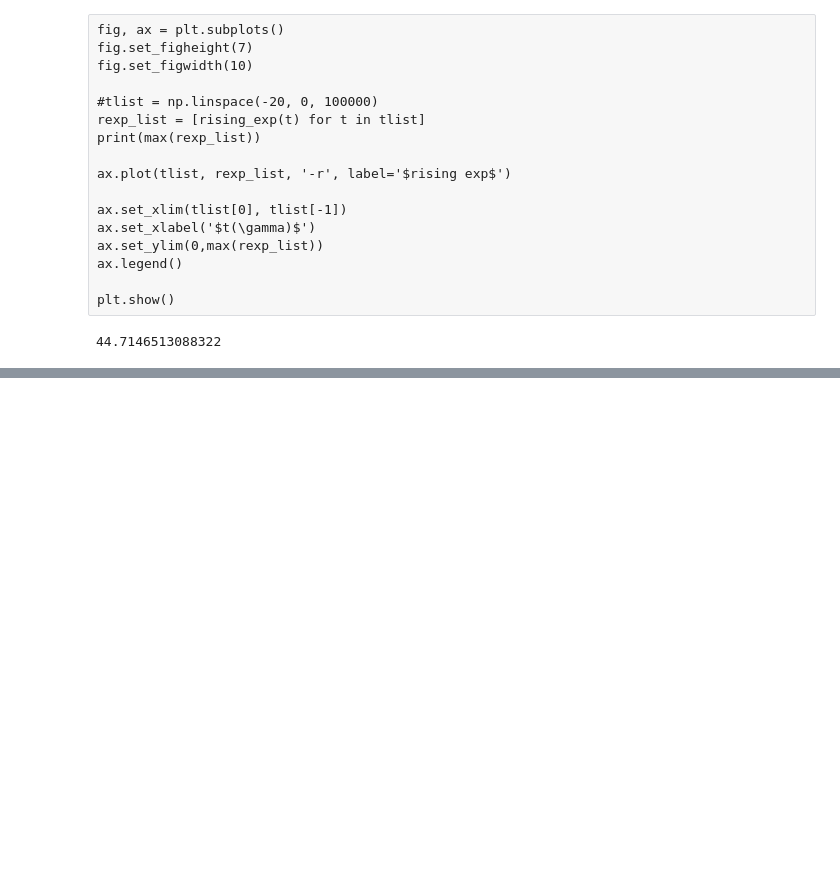
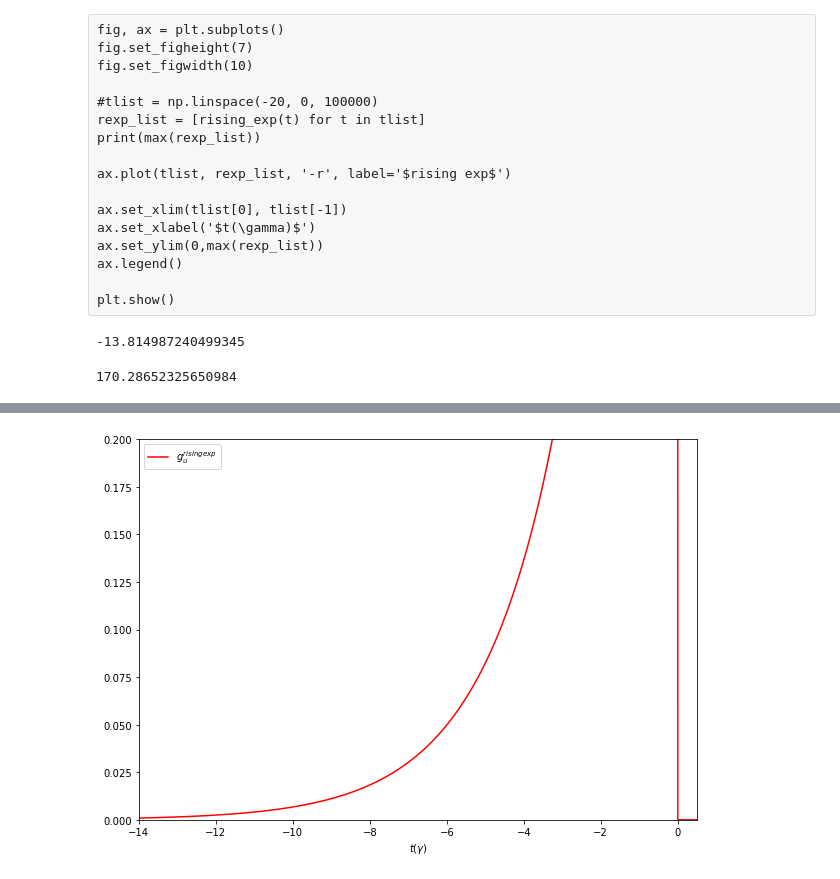
Before and after one commit to sabinthapa100/master-thesis, a Jupyter notebook: sample/notebooks/rising-exp/fock.ipynb, the cells around one changed output, grey strips where cells are left out. Drawn from its saved outputs; the diff is of its cells as text; code cells hidden in the pictures; blank space fills up the shorter version.

```diff
--- a/sample/notebooks/rising-exp/fock.ipynb
+++ b/sample/notebooks/rising-exp/fock.ipynb
@@ -19,8 +19,8 @@ def g_u_rising_exp(_t, _args):
 # %%
 precision=1e-3
 gamma = 1
-t_stop=10
-t_start=-10
+t_stop=0.5
+t_start=-14
 dt = precision / gamma
 steps = int((t_stop - t_start) / dt)
 tlist = np.linspace(t_start, t_stop, steps)
@@ -41,6 +41,16 @@ ax.set_ylim(0,max(rexp_list))
 ax.legend()
 
 plt.show()
+# %%
+k = 1
+gamma = 1
+
+for t in tlist:
+    if g_u_rising_exp(t, {'GAMMA':1,'t0':0}) > k*np.sqrt(gamma)*precision:
+        print(t)
+        break
+# %% [output]
+-13.814987240499345
 # %%
 fig, ax = plt.subplots()
 fig.set_figheight(7)
@@ -54,9 +64,9 @@ ax.plot(tlist, g_u_rexp_list, '-r', label='$g_{u}^{rising exp}$')
 
 ax.set_xlim(tlist[0], tlist[-1])
 ax.set_xlabel('$t(\gamma)$')
-ax.set_ylim(0,max(g_u_rexp_list))
+ax.set_ylim(0,0.2)
 ax.legend()
 
 plt.show()
 # %% [output]
-44.7146513088322
+170.28652325650984
@@ -64 +73,2 @@ plt.show()
+[figure, added]
 # %%
```
Also changed, not shown: parts of 5 cells of this notebook, 1 other file.
